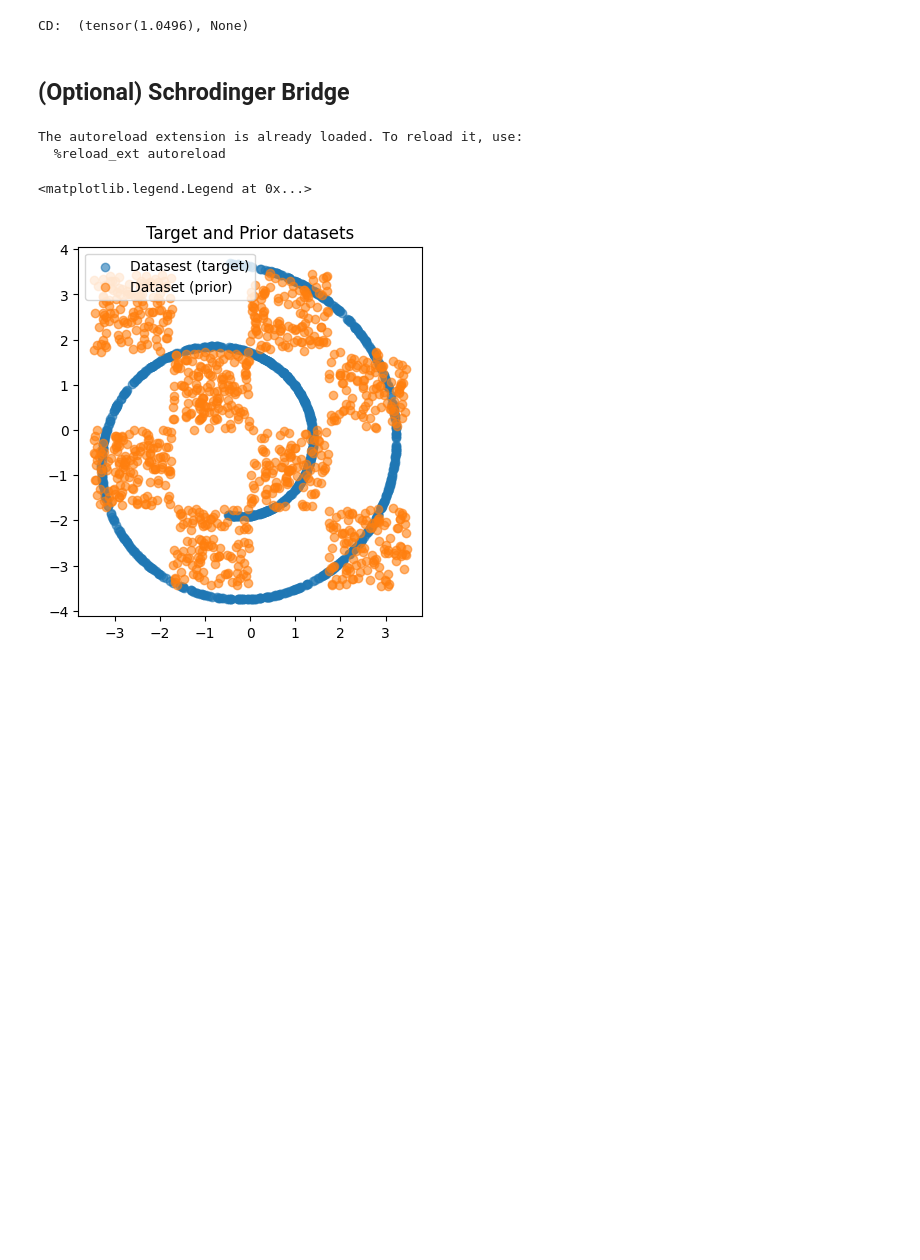
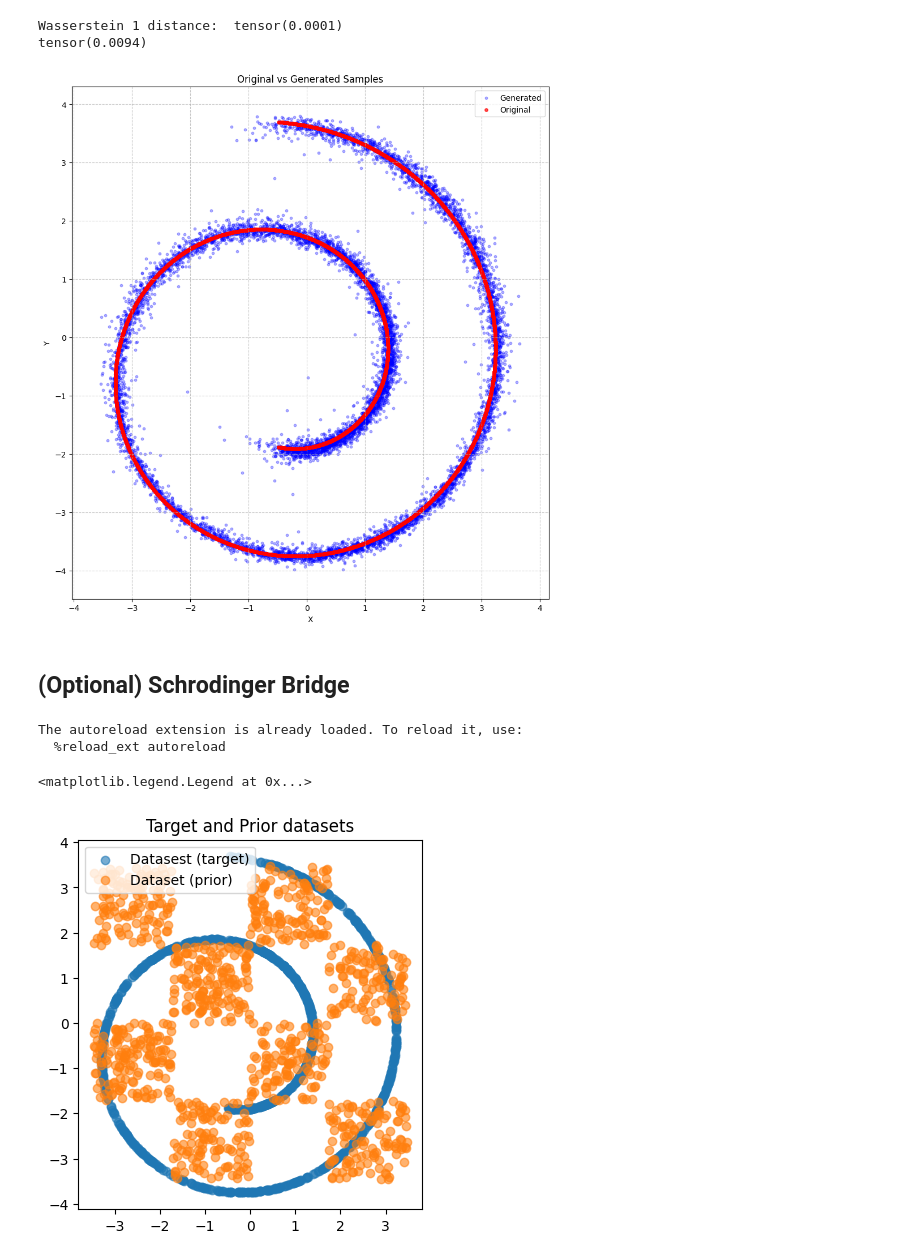
Before and after one commit to LukaMucko/Diffusion-Models, a Jupyter notebook: sde_todo/HelloScore.ipynb, the cells around one changed output. Drawn from its saved outputs; the diff is of its cells as text; code cells hidden in the pictures; blank space fills up the shorter version.

```diff
--- a/sde_todo/HelloScore.ipynb
+++ b/sde_todo/HelloScore.ipynb
@@ -174,8 +179,9 @@ plt.savefig("./task1_output.jpg")
 # %%
-from pytorch3d.loss.chamfer import chamfer_distance
+from ot import sinkhorn, dist
 from sampling import Sampler
 
 sde_backward = sde.reverse(model)
+model.to("cuda")
 sampler = Sampler(eps=1e-3)
 sampler_fn = sampler.get_sampling_fn(sde_backward, prior_ds)
 
@@ -185,11 +191,55 @@ pc_gen, ntot, timesteps, x_hist = sampler_fn(N_samples=N_test)
 # pc_gen = 8*torch.rand(10000,2) - 4
 pc_ref = target_ds[:10000]
 
-pc_gen = pc_gen.reshape(100, 100, -1)
-pc_ref = pc_ref.reshape(100, 100, -1)
-print("CD: ",  chamfer_distance(pc_gen, pc_ref))
+pc_gen = pc_gen.reshape(10000, 2)
+pc_ref = pc_ref.reshape(10000, 2)
+M = ot.dist(pc_gen, pc_ref)
+a = torch.ones(10000) / 10000
+b = torch.ones(10000) / 10000
+emd = ot.emd2(a, b, M, numItermax=2000, numThreads=64)
+print("Wasserstein 1 distance: ", emd)
+
+
+x_nn = torch.min(torch.sum((pc_gen[:, None, :] - pc_ref[None, :, :]) ** 2, dim=2), dim=1)[0]
+y_nn = torch.min(torch.sum((pc_ref[:, None, :] - pc_gen[None, :, :]) ** 2, dim=2), dim=1)[0]
+
+chamfer_dist = torch.mean(x_nn) + torch.mean(y_nn)
+print("Chamfer Distance: ", chamfer_dist)
 # %% [output]
-CD:  (tensor(1.0496), None)
+Wasserstein 1 distance:  tensor(0.0001)
+tensor(0.0094)
+# %%
+def plot_samples(pc_ref, pc_gen, title="Original vs Generated Samples"):
+    plt.figure(figsize=(10, 10))
+
+    plt.scatter(pc_gen[:, 0], pc_gen[:, 1], color='blue', alpha=0.3, label='Generated', s=10)
+
+    plt.scatter(pc_ref[:, 0], pc_ref[:, 1], color='red', alpha=0.7, label='Original', s=15)
+
+    plt.title(title)
+    plt.xlabel("X")
+    plt.ylabel("Y")
+    plt.legend()
+
+    plt.gca().set_aspect('equal', adjustable='box')
+
+    plt.grid(True, linestyle='--', alpha=0.7)
+
+    all_points = np.vstack((pc_ref, pc_gen))
+    x_min, y_min = all_points.min(axis=0) - 0.5
+    x_max, y_max = all_points.max(axis=0) + 0.5
+    plt.xlim(x_min, x_max)
+    plt.ylim(y_min, y_max)
+
+    plt.tight_layout()
+    plt.show()
+
+pc_gen_np = pc_gen.cpu().numpy()
+pc_ref_np = pc_ref.cpu().numpy()
+
+plot_samples(pc_ref_np, pc_gen_np)
+# %% [output]
+[figure, added]
 # %% [markdown]
 ## (Optional) Schrodinger Bridge
 # %%
```
Also changed, not shown: parts of 5 cells of this notebook, 5 other files.
